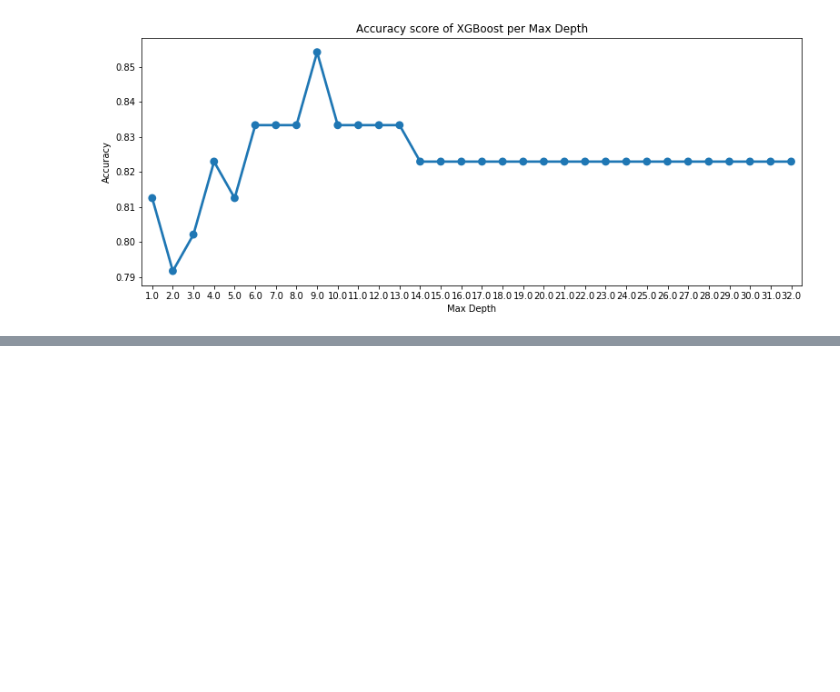
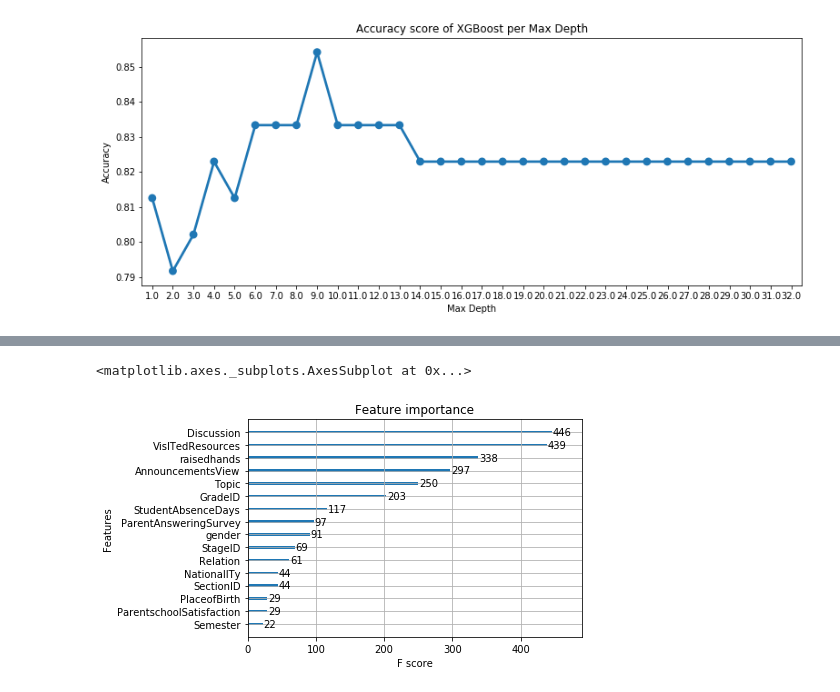
Before and after one commit to carlodizon03/DM-Students-Academic-Performance-, a Jupyter notebook: models.ipynb, the cells around one changed output, grey strips where cells are left out. Saved outputs shown, nothing was run; the diff lists cells and outputs as text; code cells hidden in the pictures; blank space fills up the shorter version.

```diff
--- a/models.ipynb
+++ b/models.ipynb
@@ -565,0 +593,5 @@ accuracy is 0.875
+# %%
+plot_importance( XGBClassifier(max_depth = 16, n_estimators = 300,min_child_weight=10,random_state = 52 ).fit(X_train, y_train))
+# %% [output]
+<matplotlib.axes._subplots.AxesSubplot at 0x...>
+[figure, added]
```
Also changed, not shown: parts of 18 cells of this notebook.
